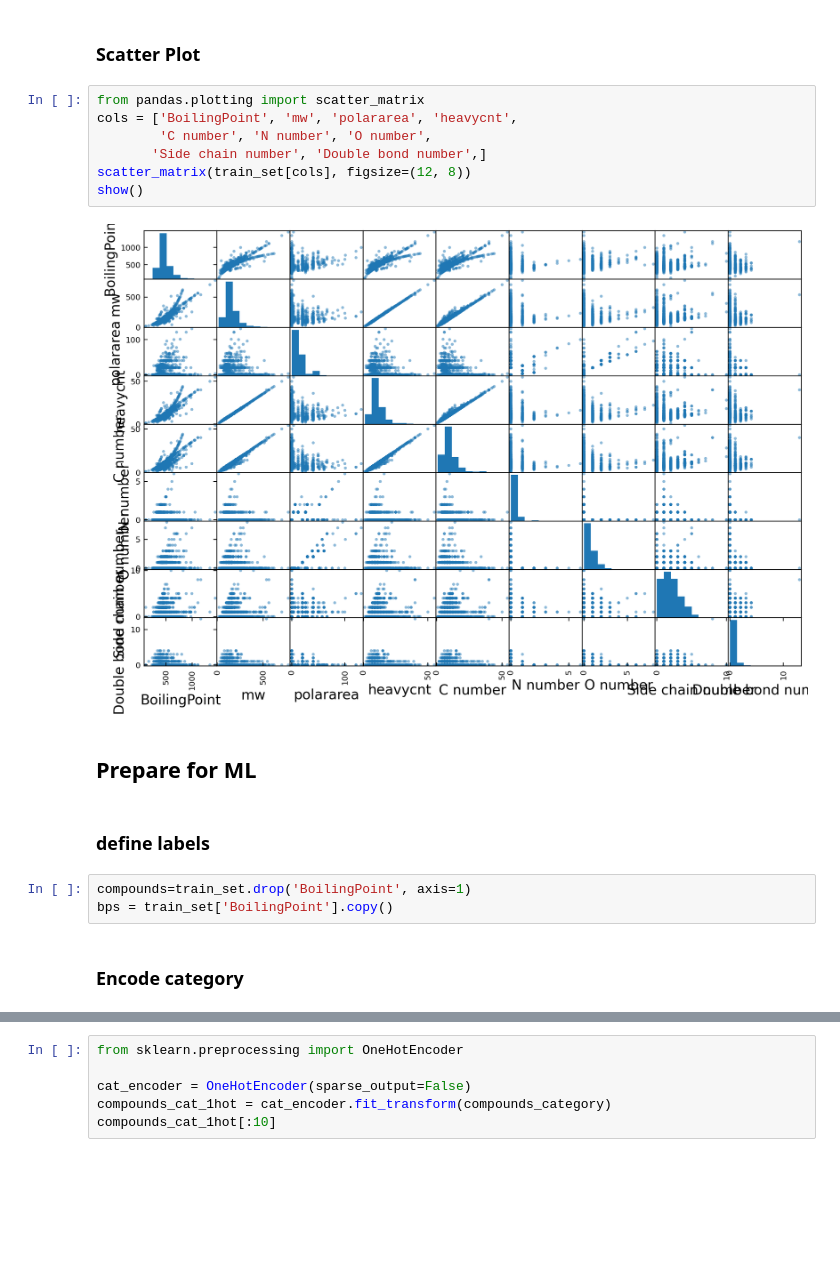
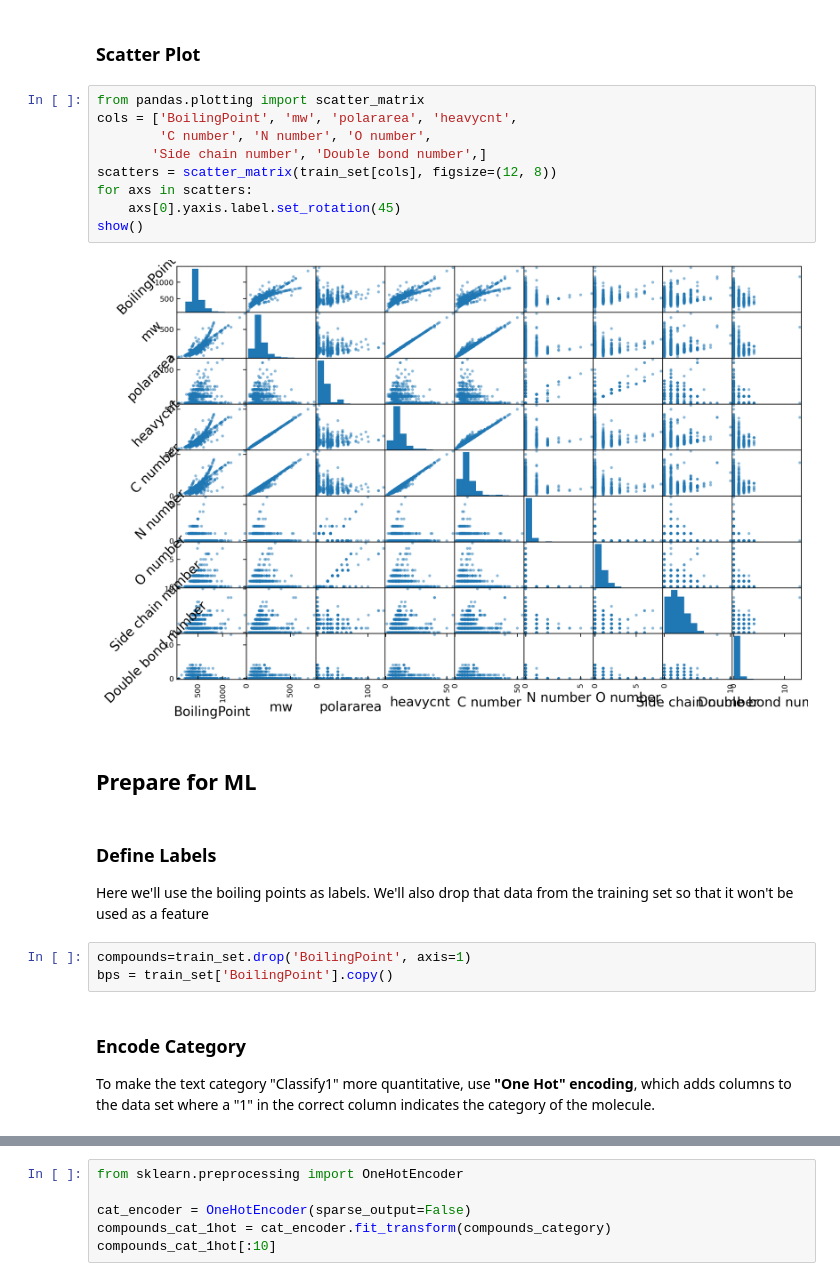
Before and after one commit to woldr001/AIChE_Workshop_MSU, a Jupyter notebook: boiling_point_of_compounds.ipynb, the cells around one changed output, grey strips where cells are left out. Drawn from its saved outputs; the diff is of its cells as text; blank space fills up the shorter version.

```diff
--- a/boiling_point_of_compounds.ipynb
+++ b/boiling_point_of_compounds.ipynb
@@ -91,20 +92,24 @@ corr_matrix
 # %%
 from pandas.plotting import scatter_matrix
 cols = ['BoilingPoint', 'mw', 'polararea', 'heavycnt',
         'C number', 'N number', 'O number',
        'Side chain number', 'Double bond number',]
-scatter_matrix(train_set[cols], figsize=(12, 8))
+scatters = scatter_matrix(train_set[cols], figsize=(12, 8))
+for axs in scatters:
+    axs[0].yaxis.label.set_rotation(45)
 show()
 # %% [output]
-[figure, old version]
+[figure, new version]
 # %% [markdown]
 ## Prepare for ML
-# %% [markdown]
-### define labels
+# %% [markdown]
+### Define Labels
+Here we'll use the boiling points as labels. We'll also drop that data from the training set so that it won't be used as a feature
 # %%
 compounds=train_set.drop('BoilingPoint', axis=1)
 bps = train_set['BoilingPoint'].copy()
-# %% [markdown]
-### Encode category
+# %% [markdown]
+### Encode Category
+To make the text category "Classify1" more quantitative, use **"One Hot" encoding**, which adds columns to the data set where a "1" in the correct column indicates the category of the molecule.
 # %%
 compounds_category = compounds[["Classify1"]]
```
Also changed, not shown: parts of 4 cells of this notebook.
